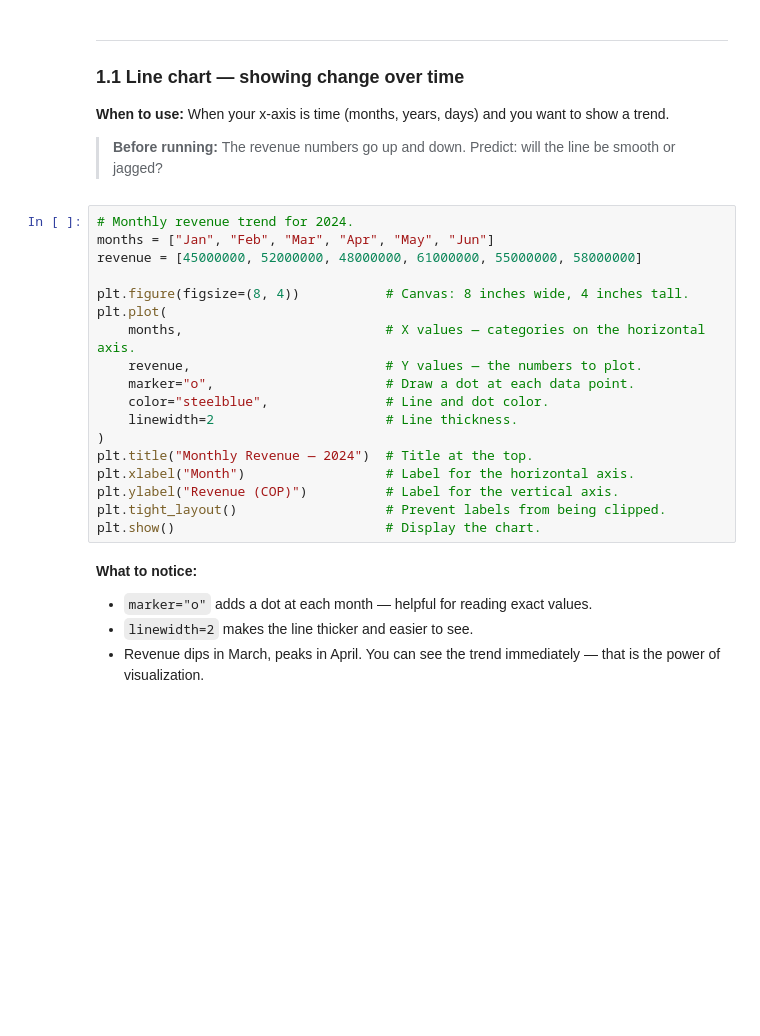
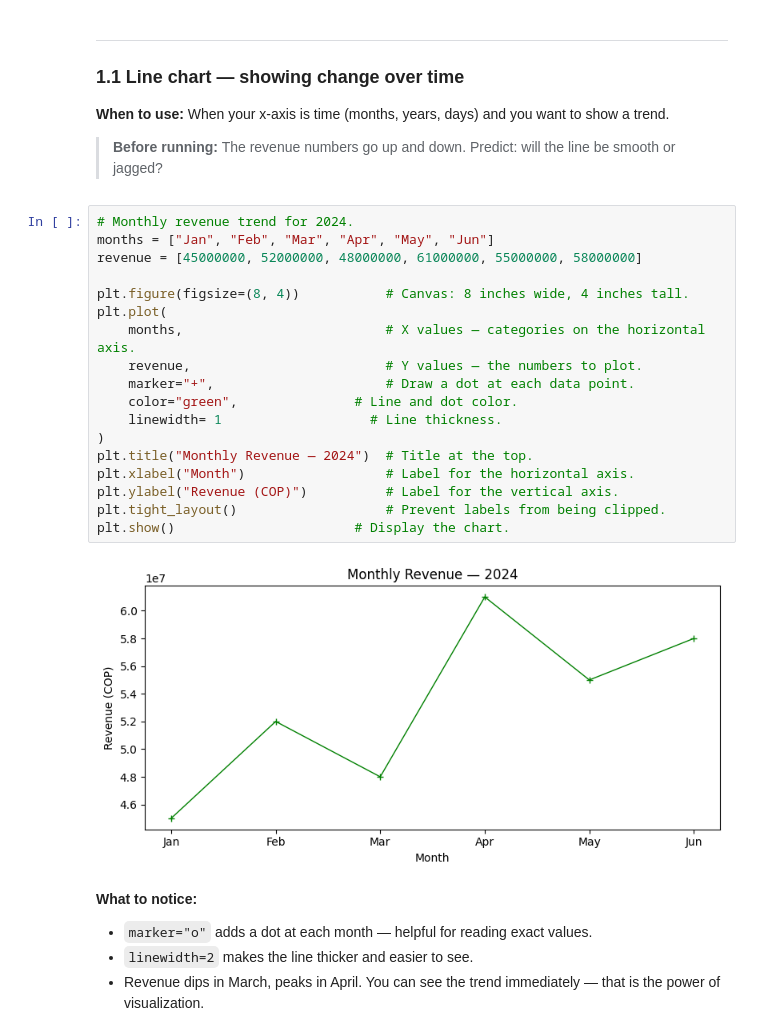
Before and after one commit to juliancho3110/python-courses, a Jupyter notebook: module8/module8_visualization.ipynb, the cells around one changed output. Drawn from its saved outputs; the diff is of its cells as text; blank space fills up the shorter version.

Commit message:
working in module 8 (graphic libraries)

```diff
--- a/module8/module8_visualization.ipynb
+++ b/module8/module8_visualization.ipynb
@@ -103,21 +110,23 @@ plt.show()                    ← display
 # %%
 # Monthly revenue trend for 2024.
 months = ["Jan", "Feb", "Mar", "Apr", "May", "Jun"]
 revenue = [45000000, 52000000, 48000000, 61000000, 55000000, 58000000]
 
 plt.figure(figsize=(8, 4))           # Canvas: 8 inches wide, 4 inches tall.
 plt.plot(
     months,                          # X values — categories on the horizontal axis.
     revenue,                         # Y values — the numbers to plot.
-    marker="o",                      # Draw a dot at each data point.
-    color="steelblue",               # Line and dot color.
-    linewidth=2                      # Line thickness.
+    marker="+",                      # Draw a dot at each data point.
+    color="green",               # Line and dot color.
+    linewidth= 1                   # Line thickness.
 )
 plt.title("Monthly Revenue — 2024")  # Title at the top.
 plt.xlabel("Month")                  # Label for the horizontal axis.
 plt.ylabel("Revenue (COP)")          # Label for the vertical axis.
 plt.tight_layout()                   # Prevent labels from being clipped.
-plt.show()                           # Display the chart.
+plt.show()                       # Display the chart.
+# %% [output]
+[figure, added]
 # %% [markdown]
 **What to notice:**
 - `marker="o"` adds a dot at each month — helpful for reading exact values.
```
Also changed, not shown: parts of 6 cells of this notebook.
